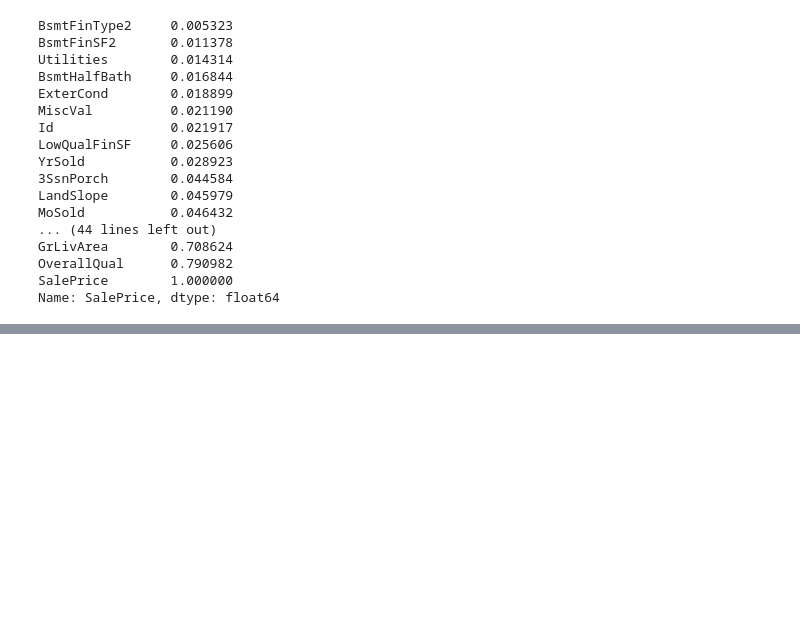
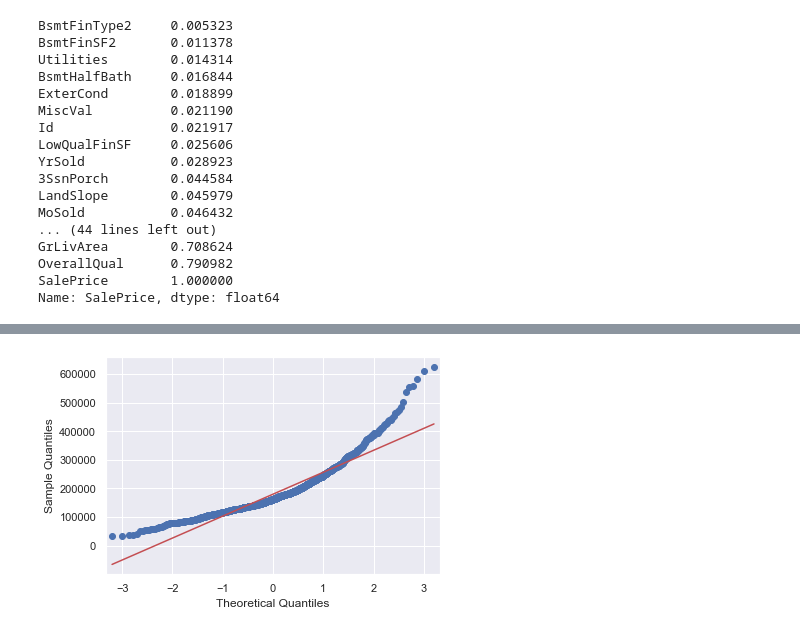
Before and after one commit to gilaniasher/kaggle-house-regression-challenge, a Jupyter notebook: Asher_Exploration.ipynb, the cells around one changed output, grey strips where cells are left out. Saved outputs shown, nothing was run; the diff lists cells and outputs as text; code cells hidden in the pictures; blank space fills up the shorter version.

```diff
--- a/Asher_Exploration.ipynb
+++ b/Asher_Exploration.ipynb
@@ -254,0 +338,6 @@ Name: SalePrice, dtype: float64
+# %%
+trimmed_y = YVar[(YVar.SalePrice > 0) & (YVar.SalePrice < 700000)]
+qqplot(trimmed_y['SalePrice'], line='s')
+pyplot.show()
+# %% [output]
+[figure, added]
```
Also changed, not shown: parts of 10 cells of this notebook.
